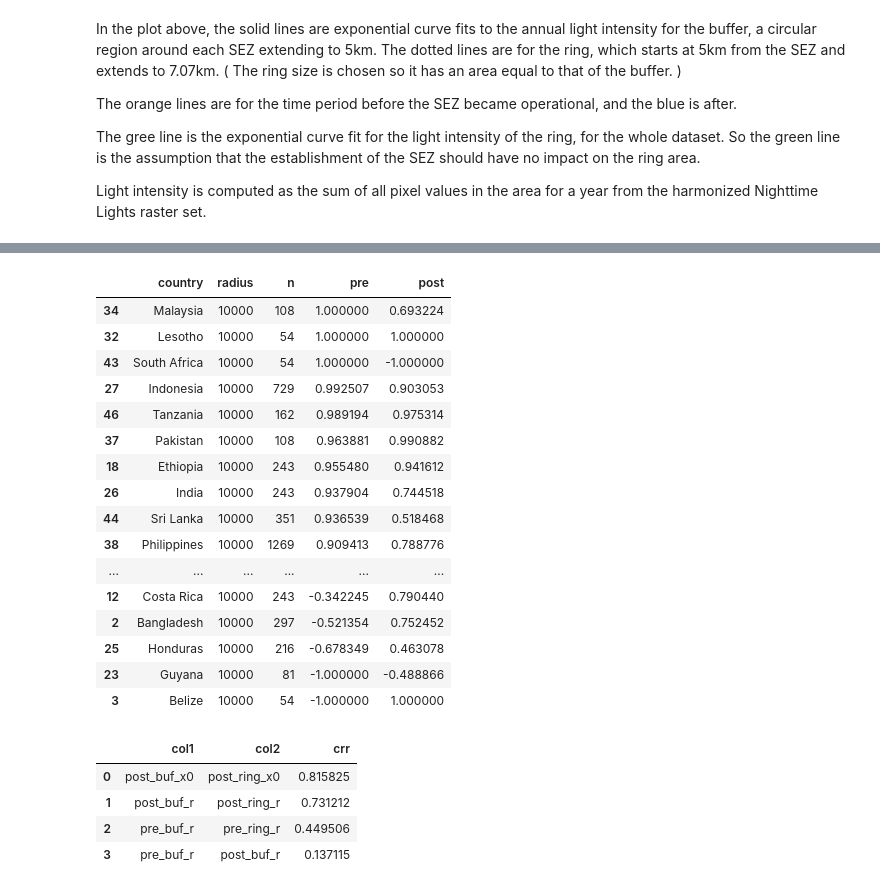
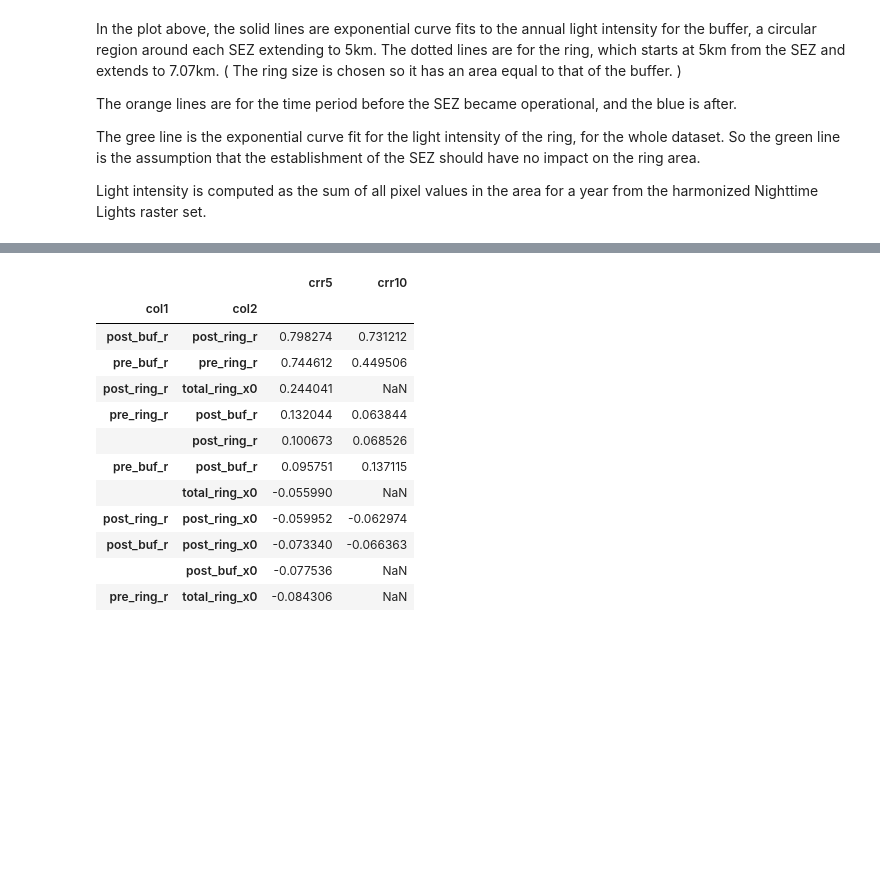
Before and after one commit to sandiegodata-projects/chartercitiesinstitute.org-sez, a Jupyter notebook: notebooks/ericbusboom/05 Mean Lights File.ipynb, the cells around one changed output, grey strips where cells are left out. Drawn from its saved outputs; the diff is of its cells as text; code cells hidden in the pictures; blank space fills up the shorter version.

```diff
--- a/notebooks/ericbusboom/05 Mean Lights File.ipynb
+++ b/notebooks/ericbusboom/05 Mean Lights File.ipynb
@@ -254,13 +301,13 @@ def minimal_corr(df, min_periods=5):
             .astype('bool')               # Convert it to bool
             .reshape(tcr.size))           # Turn it from a matrix to a 1D series
 
-    tc = (tcr.stack()                     # Convert from a matris to a 1D series, with rows and col labels as row indexes
+    tc = (tcr.stack()                     # Convert from a matrix to a 1D series, with rows and col labels as row indexes
             [keep]                        # Select just the rows selected by the trianular matrix
             .to_frame('result'))          # Convert the series into a dataframe
 
     t = tc[tc.result<1].sort_values('result',ascending=False).reset_index()
 
-    t =  t[ (np.abs(t.result) > .1) & ( t.result != -10 )]
+    t =  t[ (np.abs(t.result) > .05) & ( t.result != -10 )]
 
     t.columns  = ['col1','col2', 'crr']
 
@@ -268,39 +315,28 @@ def minimal_corr(df, min_periods=5):
     return t
 
 x0_cols = [e for e in df5.columns if 'x0' in e]
-# %%
-rows= []
-for (country, radius), gf in dff.groupby(['country','radius']):
-    rows.append(
-       (country, radius, len(gf), gf.pre_buf_r.corr(gf.pre_ring_r), gf.post_buf_r.corr(gf.post_ring_r))
-    )
-
-t = pd.DataFrame(rows, columns='country radius n pre post'.split()).dropna()
-t.sort_values('pre',ascending=False)
-# %% [output]
-|  | country | radius | n | pre | post |
-| 34 | Malaysia | 10000 | 108 | 1.000000 | 0.693224 |
-| 32 | Lesotho | 10000 | 54 | 1.000000 | 1.000000 |
-| 43 | South Africa | 10000 | 54 | 1.000000 | -1.000000 |
-| 27 | Indonesia | 10000 | 729 | 0.992507 | 0.903053 |
-| 46 | Tanzania | 10000 | 162 | 0.989194 | 0.975314 |
-| 37 | Pakistan | 10000 | 108 | 0.963881 | 0.990882 |
-| 18 | Ethiopia | 10000 | 243 | 0.955480 | 0.941612 |
-| 26 | India | 10000 | 243 | 0.937904 | 0.744518 |
-| 44 | Sri Lanka | 10000 | 351 | 0.936539 | 0.518468 |
-| 38 | Philippines | 10000 | 1269 | 0.909413 | 0.788776 |
-| ... | ... | ... | ... | ... | ... |
-| 12 | Costa Rica | 10000 | 243 | -0.342245 | 0.790440 |
-| 2 | Bangladesh | 10000 | 297 | -0.521354 | 0.752452 |
-| 25 | Honduras | 10000 | 216 | -0.678349 | 0.463078 |
-| 23 | Guyana | 10000 | 81 | -1.000000 | -0.488866 |
-| 3 | Belize | 10000 | 54 | -1.000000 | 1.000000 |
 # %%
-t = fits[fits.radius==10000].set_index(['unique_id','radius']).drop(columns=['total_ring_r']+x0_cols)
-minimal_corr(t)
+# 5KM buffer seem to perform better
+# Although post post buffer and post ring are too highly
+# correlated.
+t = fits10.set_index(['unique_id','radius']).drop(columns=['total_ring_r']+x0_cols)
+mc10 = minimal_corr(t).set_index(['col1','col2']).rename(columns={'crr':'crr10'})
+
+t = fits5.set_index(['unique_id','radius']).drop(columns=['total_ring_r']+x0_cols)
+mc5 = minimal_corr(t).set_index(['col1','col2']).rename(columns={'crr':'crr5'})
+
+mc5.join(mc10)
 # %% [output]
-|  | col1 | col2 | crr |
-| 0 | post_buf_x0 | post_ring_x0 | 0.815825 |
-| 1 | post_buf_r | post_ring_r | 0.731212 |
-| 2 | pre_buf_r | pre_ring_r | 0.449506 |
-| 3 | pre_buf_r | post_buf_r | 0.137115 |
+|  |  | crr5 | crr10 |
+| col1 | col2 |  |  |
+| post_buf_r | post_ring_r | 0.798274 | 0.731212 |
+| pre_buf_r | pre_ring_r | 0.744612 | 0.449506 |
+| post_ring_r | total_ring_x0 | 0.244041 | NaN |
+| pre_ring_r | post_buf_r | 0.132044 | 0.063844 |
+|  | post_ring_r | 0.100673 | 0.068526 |
+| pre_buf_r | post_buf_r | 0.095751 | 0.137115 |
+|  | total_ring_x0 | -0.055990 | NaN |
+| post_ring_r | post_ring_x0 | -0.059952 | -0.062974 |
+| post_buf_r | post_ring_x0 | -0.073340 | -0.066363 |
+|  | post_buf_x0 | -0.077536 | NaN |
+| pre_ring_r | total_ring_x0 | -0.084306 | NaN |
```
Also changed, not shown: parts of 12 cells of this notebook, 6 other files.
